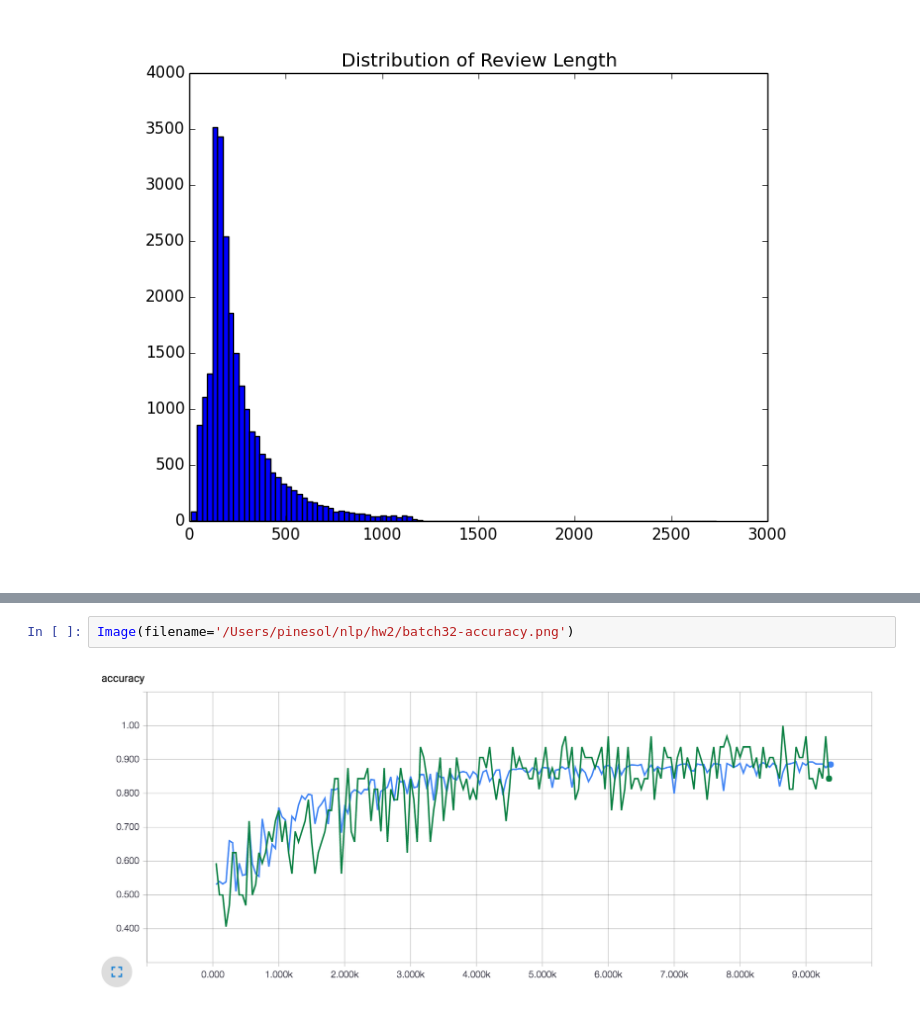
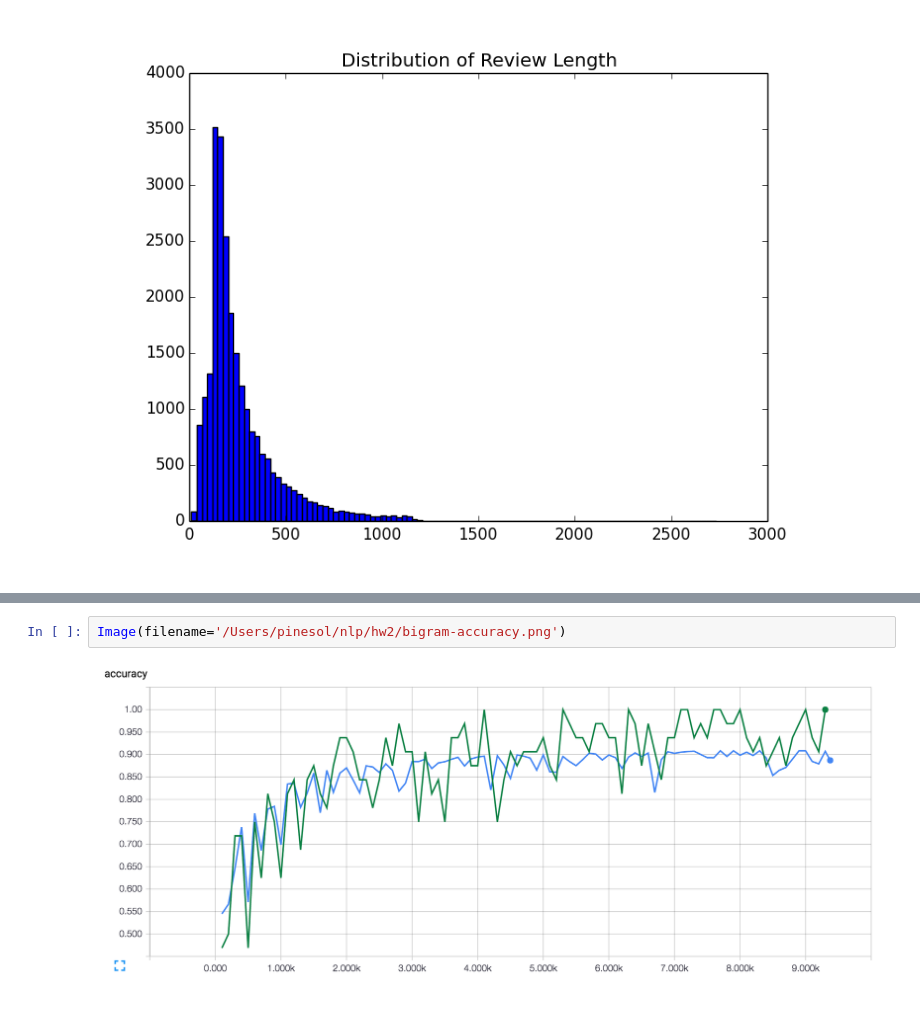
Before and after one commit to pinesol/nlp, a Jupyter notebook: hw2/Homework 2.ipynb, the cells around one changed output, grey strips where cells are left out. Saved outputs shown, nothing was run; the diff lists cells and outputs as text.

```diff
--- a/hw2/Homework 2.ipynb
+++ b/hw2/Homework 2.ipynb
@@ -29,4 +55,4 @@ Seems to work, but very noisey. Training accuracy has not converged, and isn't b
 # %%
-Image(filename='/Users/pinesol/nlp/hw2/batch32-accuracy.png')
+Image(filename='/Users/pinesol/nlp/hw2/bigram-accuracy.png')
 # %% [output]
-[figure, old version]
+[figure, new version]
```
Also changed, not shown: parts of 6 cells of this notebook.
